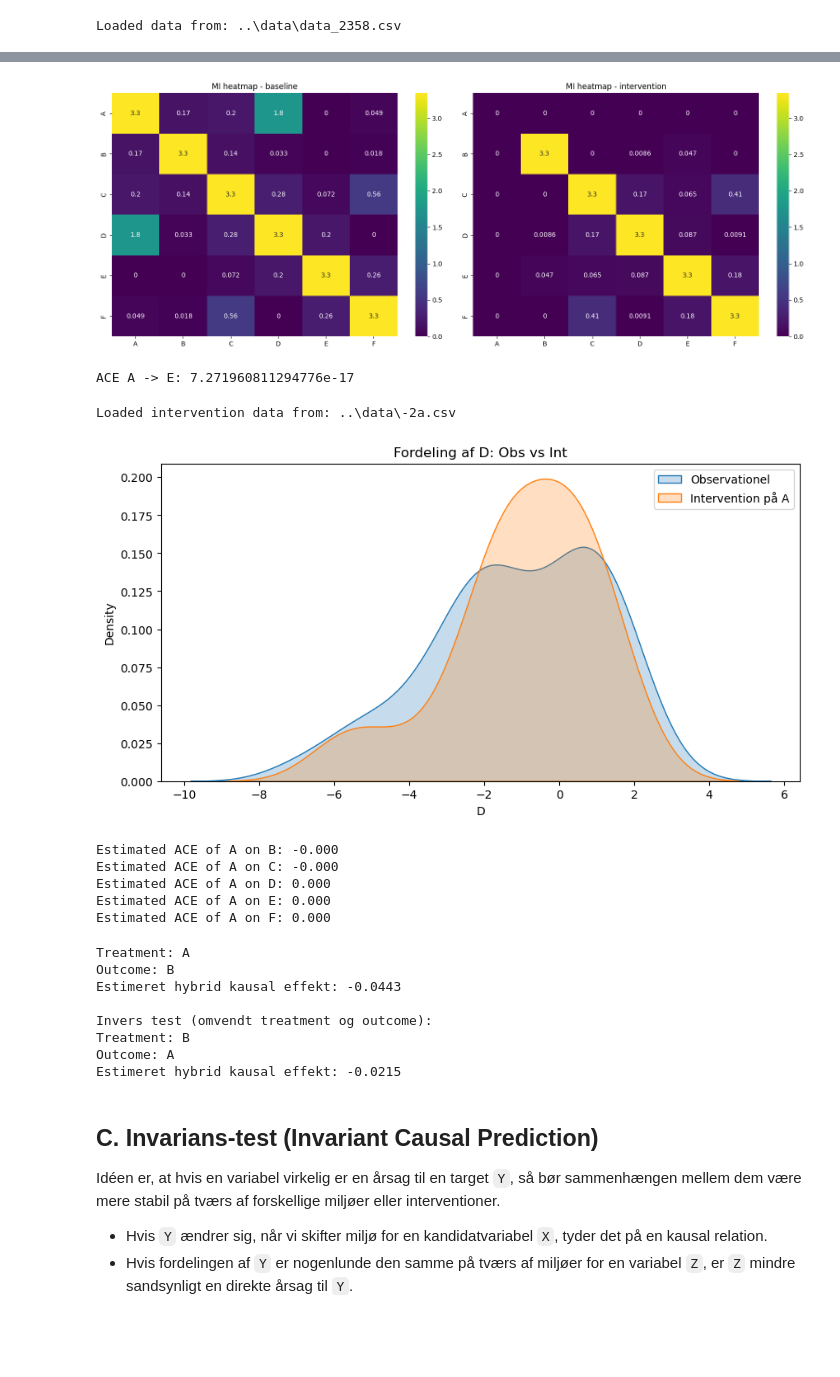
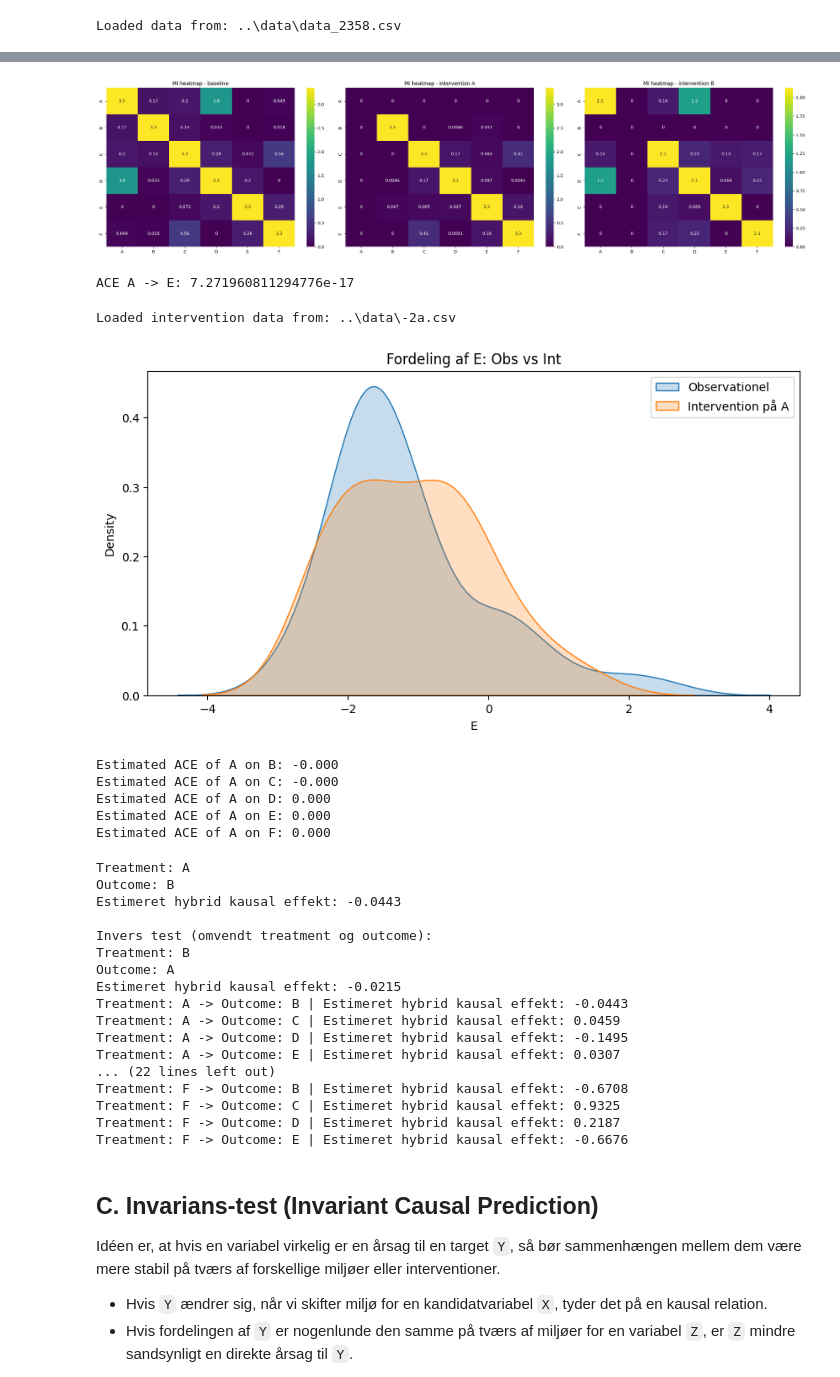
Before and after one commit to Nunk-sketch/AL3-MiniProject, a Jupyter notebook: sovs2/setup.ipynb, the cells around one changed output, grey strips where cells are left out. Saved outputs shown, nothing was run; the diff lists cells and outputs as text; code cells hidden in the pictures; blank space fills up the shorter version.

```diff
--- a/sovs2/setup.ipynb
+++ b/sovs2/setup.ipynb
@@ -65,10 +80,18 @@ def MeanVariance(df):
 mean, variance = MeanVariance(df)
 print("Mean:\n", mean)
 print("\nVariance:\n", variance)
-Mean, Variance = MeanVariance(df_int_neg)
+Mean, Variance = MeanVariance(df_int_nega)
 print("\nIntervention Data:")
 print("Mean:\n", Mean)
 print("\nVariance:\n", Variance)
+results = [Mean, Variance]
+data = [df, df_int_nega, df_int_posa, df_int_negf, df_int_pose, df_int_negb, df_int_posd]
+labels = ["Original", "Intervention NegA", "Intervention PosA", "Intervention NegF", "Intervention Pose", "Intervention NegB", "Intervention PosD"]
+for i in range(len(data)):
+    mean, variance = MeanVariance(data[i])
+    print(f"\n{labels[i]} Data:")
+    print("Mean:\n", mean)
+    print("\nVariance:\n", variance)
 # %% [output]
 Mean:
  A    6.991572
@@ -121,36 +146,40 @@ compare_correlations(df_int_neg, reference_columns=common_columns)
 # %%
 from sklearn.feature_selection import mutual_info_regression
 
 def calculate_mi_matrix(df):
     variables = df.columns
     mi_matrix = pd.DataFrame(index=variables, columns=variables)
 
     for i in variables:
         for j in variables:
             # Vi beregner MI mellem variabel i og j
             # Reshape er nødvendig for sklearn
             mi = mutual_info_regression(df[[i]], df[j], random_state=42)
             mi_matrix.loc[i, j] = mi[0]
 
     return mi_matrix.astype(float)
 
 # Kør den på jeres baseline data
 mi_results = calculate_mi_matrix(df)
-mi_int_results = calculate_mi_matrix(df_int)
+mi_int_results = calculate_mi_matrix(df_int_nega)
+mi_intb_results = calculate_mi_matrix(df_int_negb)
 
 common_columns = df.columns.tolist()
 mi_results = mi_results.reindex(index=common_columns, columns=common_columns)
 mi_int_results = mi_int_results.reindex(index=common_columns, columns=common_columns)
+mi_intb_results = mi_intb_results.reindex(index=common_columns, columns=common_columns)
 
-fig, axes = plt.subplots(1, 2, figsize=(16, 6))
+fig, axes = plt.subplots(1, 3, figsize=(24, 6))
 sns.heatmap(mi_results, annot=True, cmap="viridis", ax=axes[0])
 axes[0].set_title("MI heatmap - baseline")
 sns.heatmap(mi_int_results, annot=True, cmap="viridis", ax=axes[1])
-axes[1].set_title("MI heatmap - intervention")
+axes[1].set_title("MI heatmap - intervention A")
+sns.heatmap(mi_intb_results, annot=True, cmap="viridis", ax=axes[2])
+axes[2].set_title("MI heatmap - intervention B")
 plt.tight_layout()
 plt.show()
 # %% [output]
-[figure, old version]
+[figure, new version]
 # %%
 # Beregn ACE (Average Causal Effect) for at se om A flytter E
 ace_a_to_e = (df_int_posa_norm['E'].mean() - df_int_nega_norm['E'].mean()) / 4
@@ -173,10 +202,10 @@ df_int = pd.read_csv(data_path_int)
 print(f"Loaded intervention data from: {data_path_int}")
 
 
-check_confounder(df, df_int_neg, var_target='D')
+check_confounder(df, df_int_negf, var_target='E')
 # %% [output]
 Loaded intervention data from: ..\data\-2a.csv
-[figure, old version]
+[figure, new version]
 # %%
 def estimate_ace(df_high, df_low, target_var):
     """
@@ -305,6 +334,11 @@ if len(numeric_cols) >= 2:
     print(f"Estimeret hybrid kausal effekt: {inverse_result['causal_effect']:.4f}")
 else:
     print("Der skal være mindst to numeriske kolonner for at køre eksemplet.")
+for i in df.columns:
+    for j in df.columns:
+        if i != j:
+            result = estimate_causal_effect_hybrid(df, treatment_col=i, outcome_col=j, confounder_cols=[c for c in df.columns if c not in [i, j]])
+            print(f"Treatment: {i} -> Outcome: {j} | Estimeret hybrid kausal effekt: {result['causal_effect']:.4f}")
 # %% [output]
 Treatment: A
 Outcome: B
@@ -314,6 +348,15 @@ Invers test (omvendt treatment og outcome):
 Treatment: B
 Outcome: A
 Estimeret hybrid kausal effekt: -0.0215
+Treatment: A -> Outcome: B | Estimeret hybrid kausal effekt: -0.0443
+Treatment: A -> Outcome: C | Estimeret hybrid kausal effekt: 0.0459
+Treatment: A -> Outcome: D | Estimeret hybrid kausal effekt: -0.1495
+Treatment: A -> Outcome: E | Estimeret hybrid kausal effekt: 0.0307
+... (22 lines left out)
+Treatment: F -> Outcome: B | Estimeret hybrid kausal effekt: -0.6708
+Treatment: F -> Outcome: C | Estimeret hybrid kausal effekt: 0.9325
+Treatment: F -> Outcome: D | Estimeret hybrid kausal effekt: 0.2187
+Treatment: F -> Outcome: E | Estimeret hybrid kausal effekt: -0.6676
 # %% [markdown]
 ## C. Invarians-test (Invariant Causal Prediction)
 
```
Also changed, not shown: parts of 5 cells of this notebook, 1 other file.
